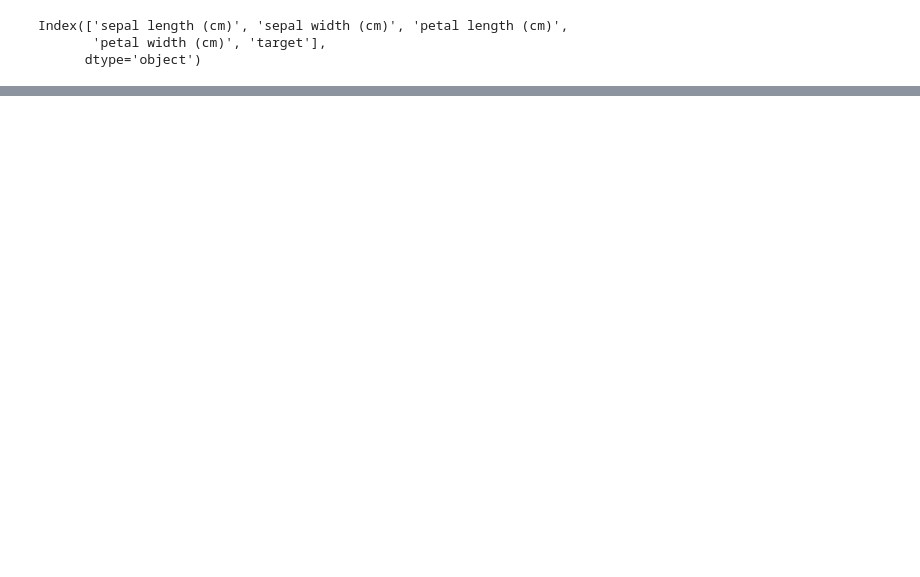
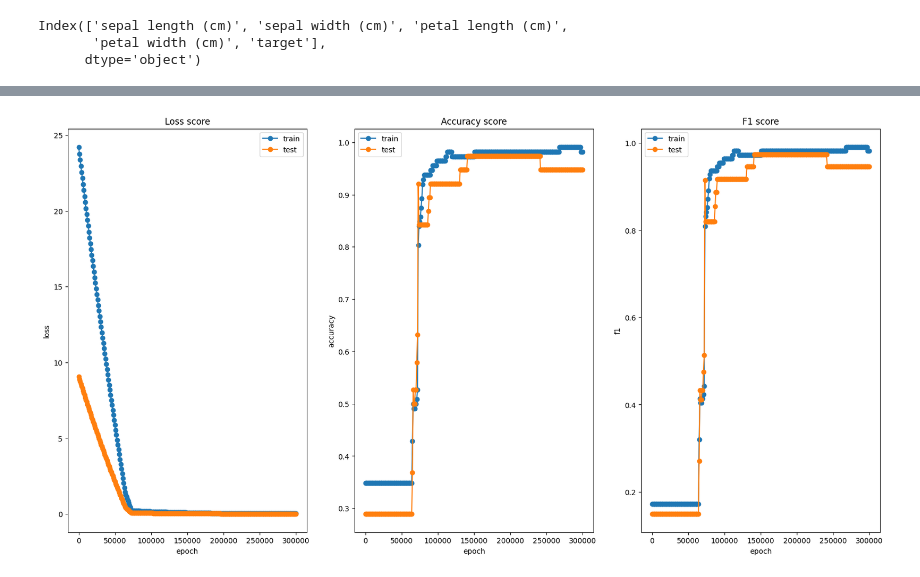
Before and after one commit to TurnTheSlayerXD/dl-itmo-labs, a Jupyter notebook: iris.ipynb, the cells around one changed output, grey strips where cells are left out. Cells and saved outputs as stored; diff of their text form; code cells hidden in the pictures; blank space fills up the shorter version.

```diff
--- a/iris.ipynb
+++ b/iris.ipynb
@@ -149,0 +203,25 @@ display(loss_scores, f1_scores, acc_scores)
+# %%
+from nn_layer import nnLayer
+
+from nn_loss import *
+
+
+class nnImplGauss:
+
+    def __init__(self, in_dim, out_dim):
+
+        self.with_bias = True
+        self.layers: np.ndarray[nnLayer] = [
+            LinearLayer(in_dim, 16, with_bias=self.with_bias, kernel=Node.gauss),
+            ReluLayer(),
+            LinearLayer(16, 12, with_bias=self.with_bias, kernel=Node.gauss),
+            LinearLayer(12, out_dim, with_bias=self.with_bias, kernel=Node.gauss),
+            SoftargmaxLayer()]
+
+    def forward(self, x_: Node) -> Node:
+        for layer in self.layers:
+            x_ = layer.forward(x_)
+        return x_
+# %%
+net2 = nnImplGauss(x_train.shape[1], y_train.shape[1])
+stats2 = train(net2, x_train, y_train, x_test, y_test)
@@ -149,0 +246,4 @@ display(loss_scores, f1_scores, acc_scores)
+# %%
+display(*stats2)
+# %% [output]
+[figure, added]
```
Also changed, not shown: parts of 15 cells of this notebook, 7 other files.
